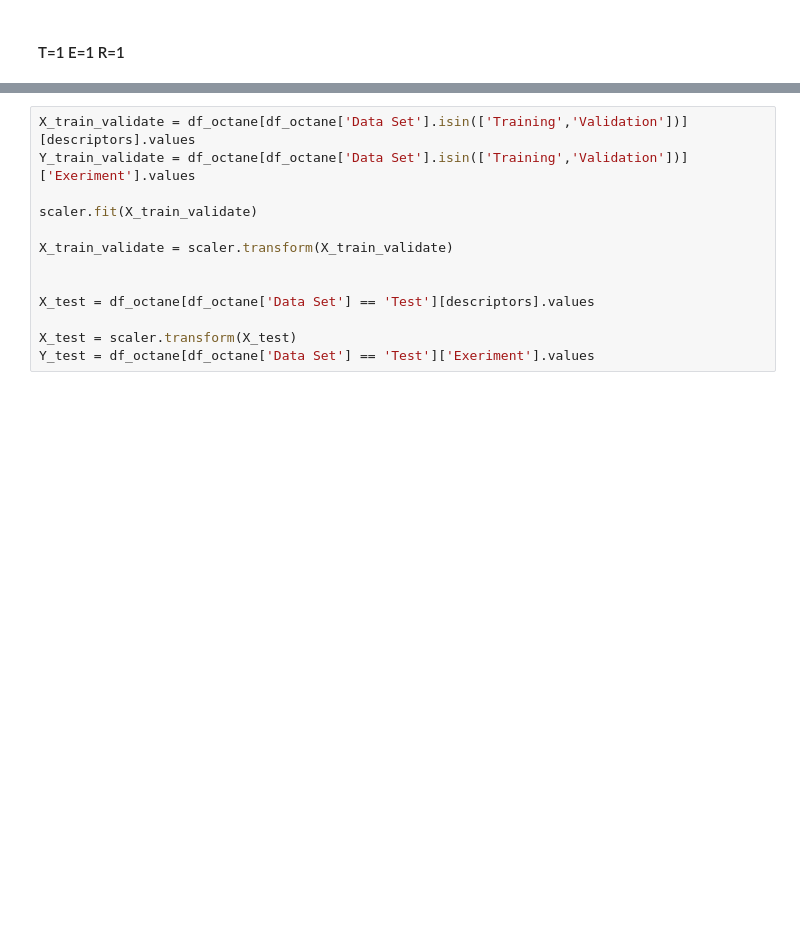
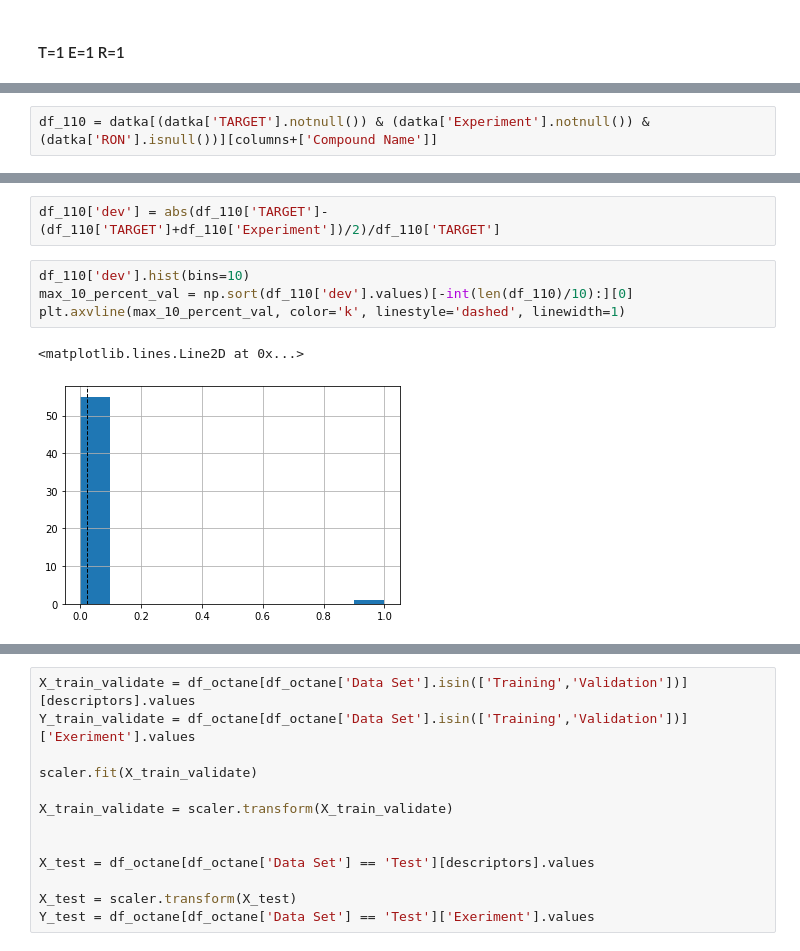
Before and after one commit to SergeyAnufriev/biofuels, a Jupyter notebook: Octane.ipynb, the cells around one changed output, grey strips where cells are left out. Saved outputs shown, nothing was run; the diff lists cells and outputs as text; blank space fills up the shorter version.

```diff
--- a/Octane.ipynb
+++ b/Octane.ipynb
@@ -529,0 +530,2 @@ df_111.sort_values(by=['dev'],ascending=False).head(int(len(df_111)/10))
+# %%
+df_110 = datka[(datka['TARGET'].notnull()) & (datka['Experiment'].notnull()) & (datka['RON'].isnull())][columns+['Compound Name']]
@@ -529,0 +536,9 @@ df_111.sort_values(by=['dev'],ascending=False).head(int(len(df_111)/10))
+# %%
+df_110['dev'] = abs(df_110['TARGET']-(df_110['TARGET']+df_110['Experiment'])/2)/df_110['TARGET']
+# %%
+df_110['dev'].hist(bins=10)
+max_10_percent_val = np.sort(df_110['dev'].values)[-int(len(df_110)/10):][0]
+plt.axvline(max_10_percent_val, color='k', linestyle='dashed', linewidth=1)
+# %% [output]
+<matplotlib.lines.Line2D at 0x...>
+[figure, added]
```
Also changed, not shown: parts of 12 cells of this notebook, 1 other file.
